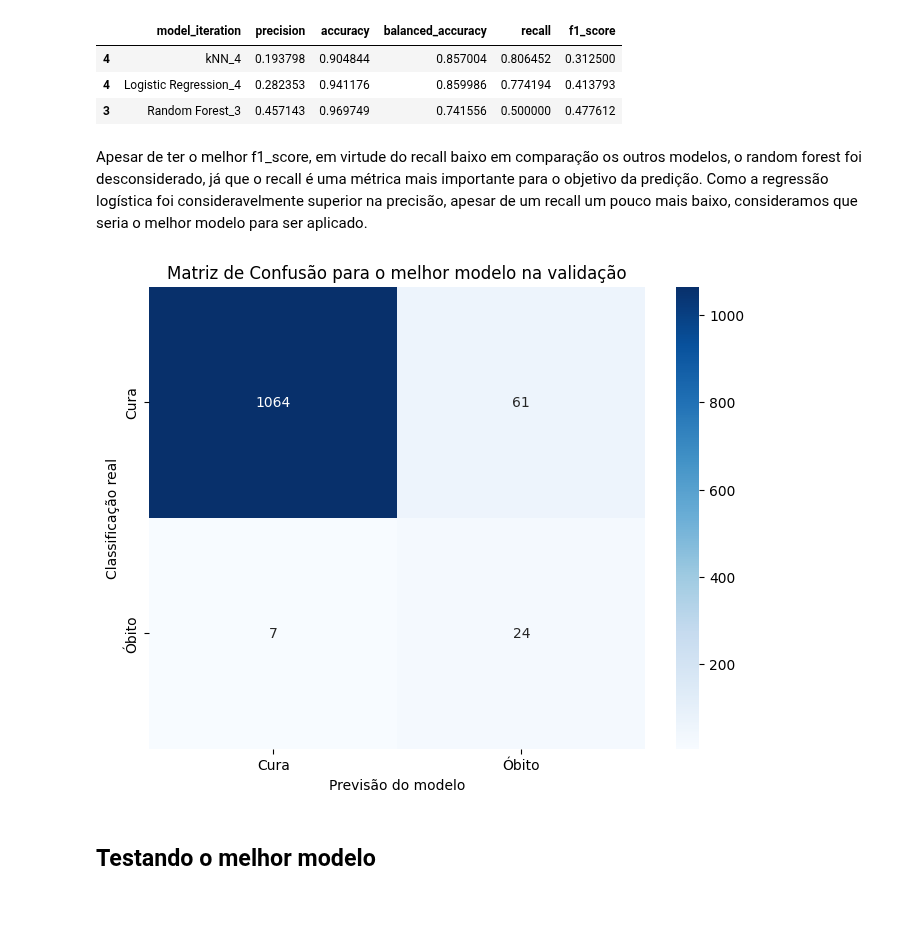
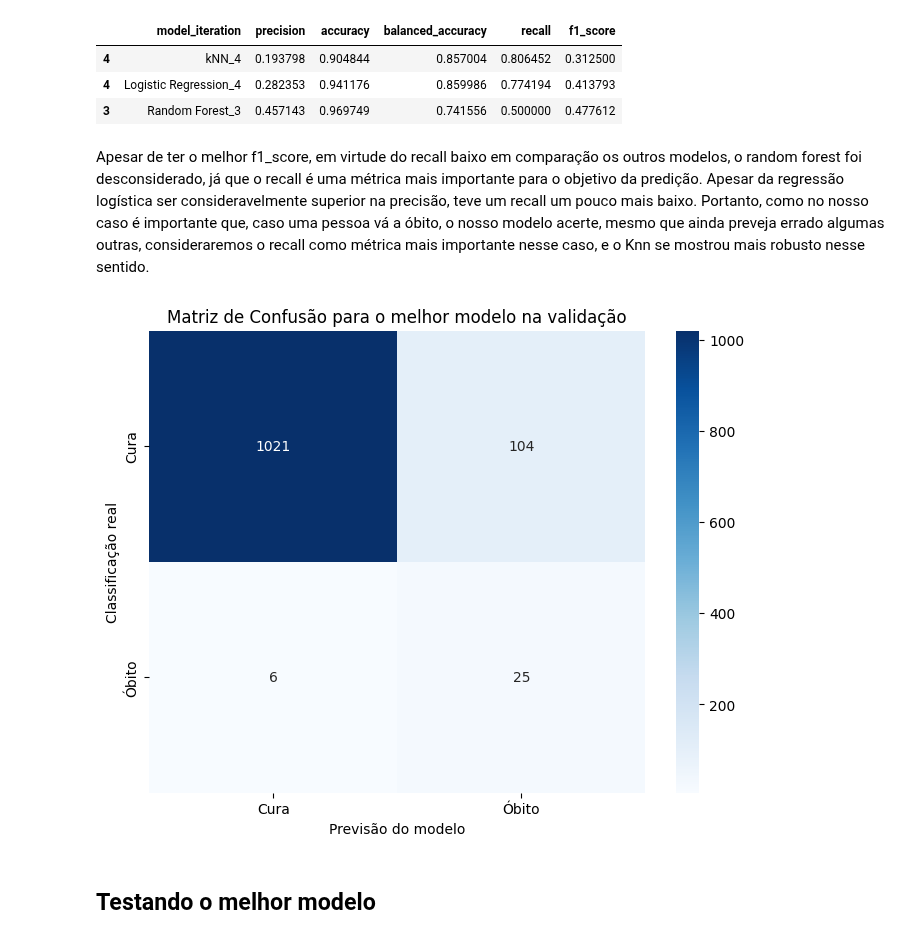
Before and after one commit to lipecorradini/mc853, a Jupyter notebook: training.ipynb, the cells around one changed output. Cells and saved outputs as stored; diff of their text form; code cells hidden in the pictures; blank space fills up the shorter version.

Commit message:
melhor modelo escolhido

```diff
--- a/training.ipynb
+++ b/training.ipynb
@@ -263,25 +263,25 @@ best_metrics
 | 3 | Random Forest_3 | 0.457143 | 0.969749 | 0.741556 | 0.500000 | 0.477612 |
 # %% [markdown]
 Apesar de ter o melhor f1_score, em virtude do recall baixo em comparação os outros modelos, o random forest foi desconsiderado, já que o recall é uma métrica mais importante para o objetivo da predição.
-Como a regressão logística foi consideravelmente superior na precisão, apesar de um recall um pouco mais baixo, consideramos que seria o melhor modelo para ser aplicado.
+Apesar da regressão logística ser consideravelmente superior na precisão, teve um recall um pouco mais baixo. Portanto, como no nosso caso é importante que, caso uma pessoa vá a óbito, o nosso modelo acerte, mesmo que ainda preveja errado algumas outras, consideraremos o recall como métrica mais importante nesse caso, e o Knn se mostrou mais robusto nesse sentido.
 # %%
 # Mostrando a matriz de confusão para o melhor modelo
 import matplotlib.pyplot as plt
 import seaborn as sns
 from sklearn.metrics import confusion_matrix
 
-y_true = predictions_per_model['Logistic Regression'][4]['actual']
-y_pred = predictions_per_model['Logistic Regression'][4]['predicted']
+y_true = predictions_per_model['kNN'][4]['actual']
+y_pred = predictions_per_model['kNN'][4]['predicted']
 
 cm = confusion_matrix(y_true, y_pred)
 plt.figure(figsize=(8, 6))
 sns.heatmap(cm, annot=True, fmt='d', cmap='Blues', xticklabels=['Cura', 'Óbito'], yticklabels=['Cura', 'Óbito'])
 plt.xlabel('Previsão do modelo')
 plt.ylabel('Classificação real')
 plt.title('Matriz de Confusão para o melhor modelo na validação')
 plt.savefig('./source/images/matriz_confusao_validacao.png')
 # %% [output]
-[figure, old version]
+[figure, new version]
 # %% [markdown]
 ## Testando o melhor modelo
 # %%
```
Also changed, not shown: parts of 3 cells of this notebook, 2 other files.
